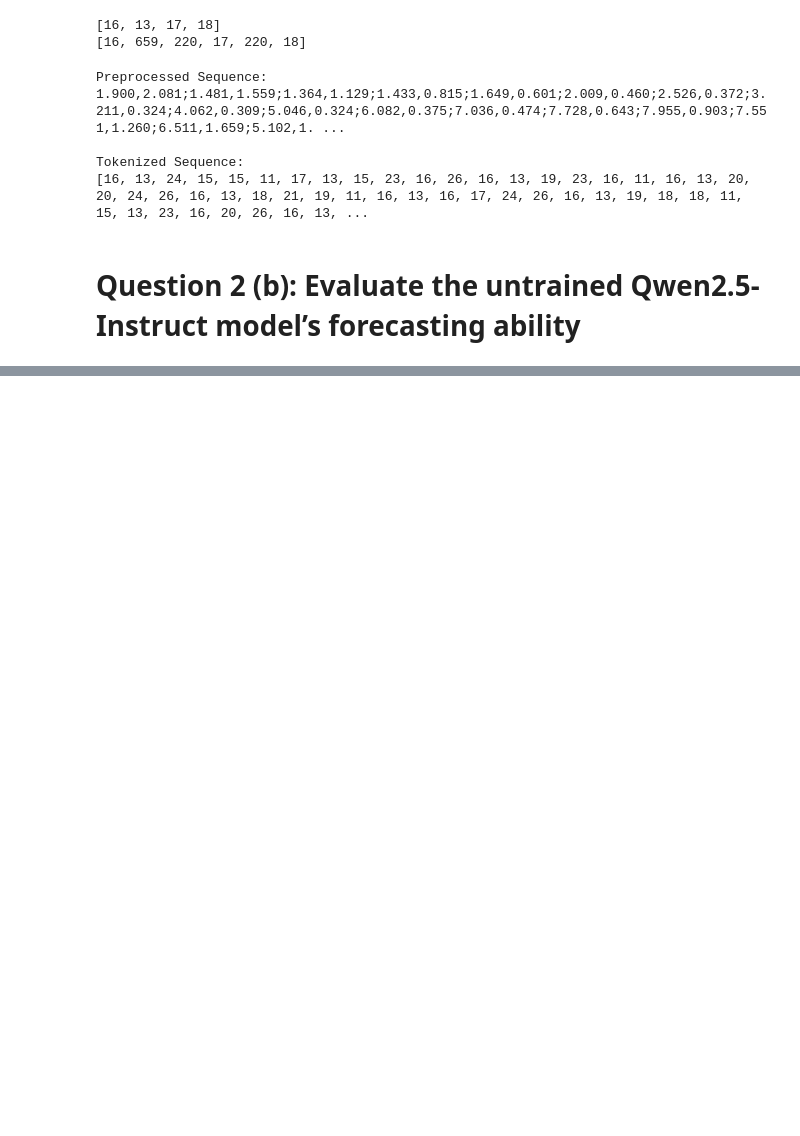
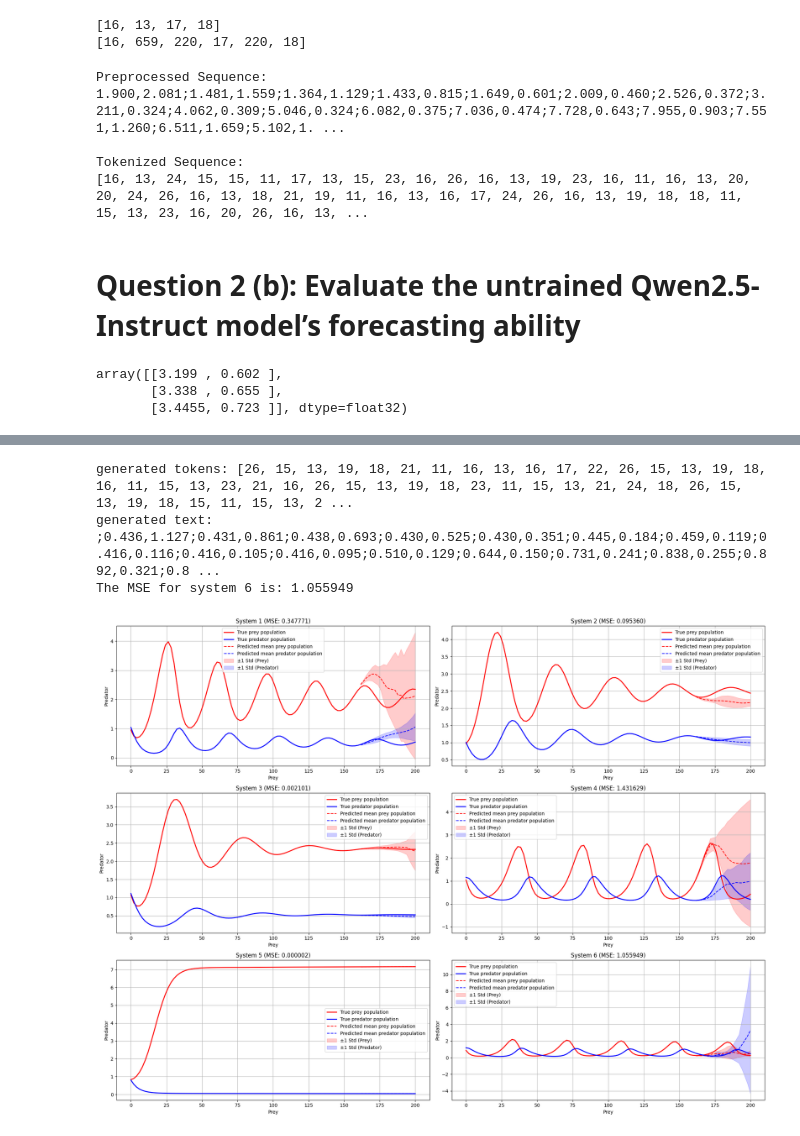
Before and after one commit to liuzhimei/M2_coursework, a Jupyter notebook: baseline.ipynb, the cells around one changed output, grey strips where cells are left out. Drawn from its saved outputs; the diff is of its cells as text; code cells hidden in the pictures; blank space fills up the shorter version.

```diff
--- a/baseline.ipynb
+++ b/baseline.ipynb
@@ -141,11 +186,21 @@ def decode_time_series(generated_text, alpha=0.5, max_time_steps=20):
             print(f"Skipping malformed data: {step}")
 
     return np.array(data, dtype=np.float32)
+
+decode_time_series(';6.398,1.204;6.676,1.310;6.891,1.446') # check the function
+# %% [output]
+array([[3.199 , 0.602 ],
+       [3.338 , 0.655 ],
+       [3.4455, 0.723 ]], dtype=float32)
 # %%
+device = torch.device("cuda" if torch.cuda.is_available() else "cpu")
 model = AutoModelForCausalLM.from_pretrained(model_name)
+model = model.to(device)
 
-def plot_predictions(model, tokenizer, decimals=3):
-    plt.figure(figsize=(20, 12))
+model.eval()
+
+def plot_predictions(model, tokenizer):
+    plt.figure(figsize=(20, 15))
 
     for system_id in tqdm(range(6), desc="System"):
         prey = trajectories[system_id, :, 0] # a list of 100 points for population of prey
@@ -159,11 +214,11 @@ def plot_predictions(model, tokenizer, decimals=3):
 
         # Generate predictions (repeat for stochastic models to get variance)
         num_samples = 10  # Number of samples to estimate uncertainty
-        num_tokens = 500 # predict 20 time steps need many tokens (for decimal=3)
+        num_tokens = 400 # predict 20 time steps need many tokens (for decimal=3)
         preds = []
 
         for _ in range(num_samples):
-            input_tensor = torch.tensor(tokenized_input, dtype=torch.long).unsqueeze(0)  # Add batch dimension
+            input_tensor = torch.tensor(tokenized_input, dtype=torch.long).unsqueeze(0).to(device)  # Add batch dimension
 
             # Autoregressive prediction for next num_token number of tokens
             generated_tokens = []
@@ -191,7 +246,12 @@ def plot_predictions(model, tokenizer, decimals=3):
             generated_series = decode_time_series(generated_text)  # Convert texts back to numerical series and truncate the series at 100 time step
             # print(f"generated time series: {generated_series}")
 
-            preds.append(generated_series)
+            # Only add if the shape is correct and no NaNs are present
+            if generated_series is not None and generated_series.shape == (20, 2) and not np.isnan(generated_series).any():
+                preds.append(generated_series)
+            else:
+                print(f"Skipping invalid sample with shape: {generated_series.shape}")
+
 
         preds = np.array(preds)  # Shape: (num_samples, T=20, 2)
         mean_pred = np.mean(preds, axis=0)
@@ -201,7 +261,7 @@ def plot_predictions(model, tokenizer, decimals=3):
         prey_mse = np.mean((mean_pred[:, 0] - prey[80:]) ** 2)
         predator_mse = np.mean((mean_pred[:, 1] - predator[80:]) ** 2)
         total_mse = prey_mse + predator_mse
-        print(f"The MSE for system {system_id} is: {total_mse}")
+        print(f"The MSE for system {system_id + 1} is: {total_mse:.6f}")
 
         # Plot true series
         plt.subplot(3, 2, system_id + 1)
@@ -224,7 +284,7 @@ def plot_predictions(model, tokenizer, decimals=3):
                  color='blue', alpha=0.2, label='±1 Std (Predator)')
 
 
-        plt.title(f'System {system_id + 1} (MSE: {total_mse})')
+        plt.title(f'System {system_id + 1} (MSE: {total_mse:.6f})')
         plt.xlabel('Prey')
         plt.ylabel('Predator')
         plt.legend()
@@ -234,5 +294,5 @@ def plot_predictions(model, tokenizer, decimals=3):
     plt.show()
 
 # Call the function after training with tokenization
-plot_predictions(model, tokenizer, decimals=3)
+plot_predictions(model, tokenizer)
 # %% [output]
@@ -240,0 +401,4 @@ KeyboardInterrupt:
+generated tokens: [26, 15, 13, 19, 18, 21, 11, 16, 13, 16, 17, 22, 26, 15, 13, 19, 18, 16, 11, 15, 13, 23, 21, 16, 26, 15, 13, 19, 18, 23, 11, 15, 13, 21, 24, 18, 26, 15, 13, 19, 18, 15, 11, 15, 13, 2 ...
+generated text: ;0.436,1.127;0.431,0.861;0.438,0.693;0.430,0.525;0.430,0.351;0.445,0.184;0.459,0.119;0.416,0.116;0.416,0.105;0.416,0.095;0.510,0.129;0.644,0.150;0.731,0.241;0.838,0.255;0.892,0.321;0.8 ...
+The MSE for system 6 is: 1.055949
+[figure, added]
```
Also changed, not shown: parts of 9 cells of this notebook.
